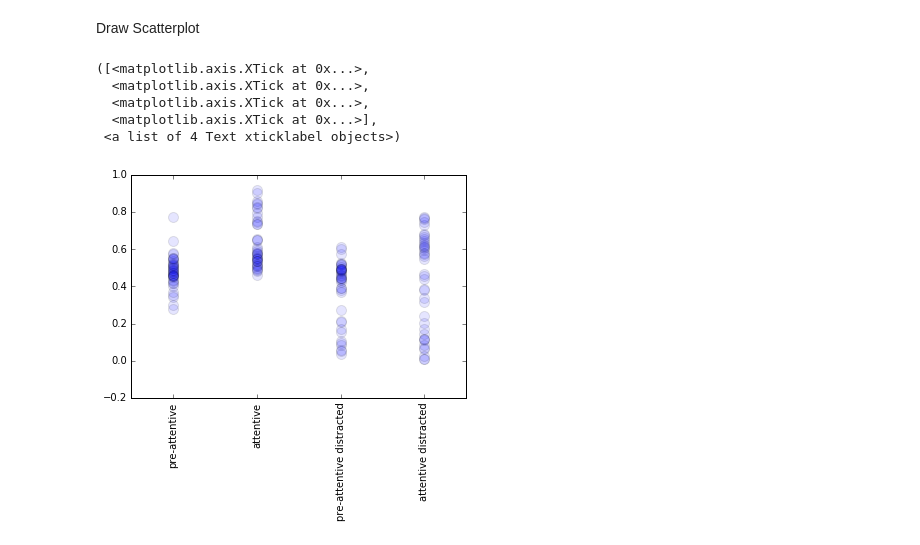
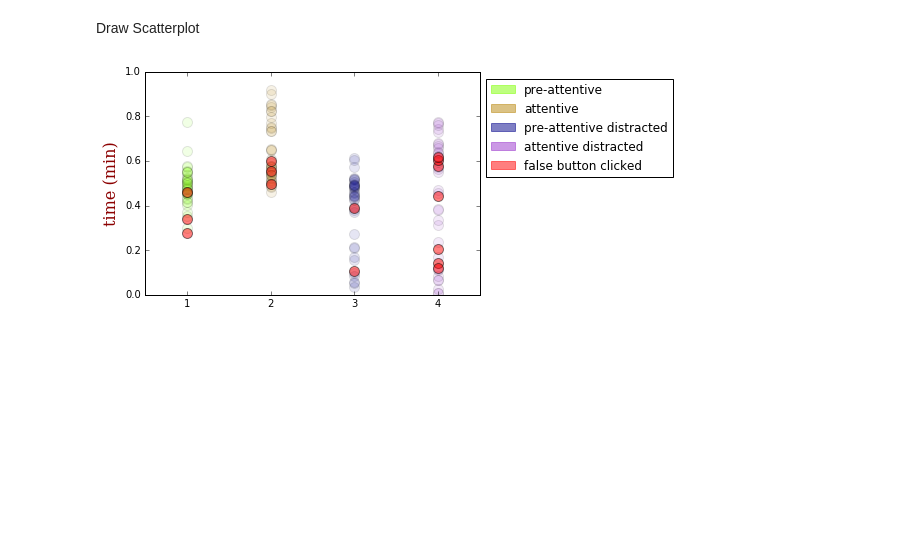
Before and after one commit to MaxSchu/ITT_SS16, a Jupyter notebook: Assignment3/reaction_time_experiment.ipynb, the cells around one changed output. Cells and saved outputs as stored; diff of their text form; code cells hidden in the pictures; blank space fills up the shorter version.

Commit message:
finished scatterplot

```diff
--- a/Assignment3/reaction_time_experiment.ipynb
+++ b/Assignment3/reaction_time_experiment.ipynb
@@ -37,18 +53,34 @@ for d in data:
 # %% [markdown]
 Draw Scatterplot
-# %%
-labels = ["pre-attentive", "attentive", "pre-attentive distracted", "attentive distracted"]
-x_axis = [1,2,3,4]
-
-scatter([1]*len(pre_attentive), pre_attentive, s=100, alpha=0.1)
-scatter([2]*len(attentive), attentive, s=100, alpha=0.1)
-scatter([3]*len(pre_attentive_distr), pre_attentive_distr, s=100, alpha=0.1)
-scatter([4]*len(attentive_distr), attentive_distr, s=100, alpha=0.1)
-xticks(x_axis, labels, rotation="vertical")
-# %% [output]
-([<matplotlib.axis.XTick at 0x...>,
-  <matplotlib.axis.XTick at 0x...>,
-  <matplotlib.axis.XTick at 0x...>,
-  <matplotlib.axis.XTick at 0x...>],
- <a list of 4 Text xticklabel objects>)
-[figure, removed]
+# %%
+labels = ["1", "2", "3", "4"]
+x_axis = [1,2,3,4]
+
+green_patch = m_patches.Patch(color = "#7fff00", label = 'pre-attentive', alpha = 0.5)
+brown_patch = m_patches.Patch(color = "#b8860b", label = 'attentive', alpha = 0.5)
+blue_patch = m_patches.Patch(color = "#00008b", label = 'pre-attentive distracted', alpha = 0.5)
+violett_patch = m_patches.Patch(color = "#9932cc", label = 'attentive distracted', alpha = 0.5)
+red_patch = m_patches.Patch(color = "red", label = "false button clicked", alpha = 0.5)
+legend(handles = [green_patch, brown_patch, blue_patch, violett_patch, red_patch], loc='lower left', bbox_to_anchor=(1, 0.5))
+
+scatter([1]*len(pre_attentive), pre_attentive, s=100, alpha=0.1, c = "#7fff00")
+scatter([1]*len(pre_attentive_false), pre_attentive_false, s=100, alpha=0.5, c = "red")
+scatter([2]*len(attentive), attentive, s=100, alpha=0.1, c= "#b8860b")
+scatter([2]*len(attentive_false), attentive_false, s=100, alpha=0.5, c = "red")
+scatter([3]*len(pre_attentive_distr), pre_attentive_distr, s=100, alpha=0.1, c = "#00008b")
+scatter([3]*len(pre_attentive_distr_false), pre_attentive_distr_false, s=100, alpha=0.5, c = "red")
+scatter([4]*len(attentive_distr), attentive_distr, s=100, alpha=0.1, c="#9932cc")
+scatter([4]*len(attentive_distr_false), attentive_distr_false, s=100, alpha=0.5, c = "red")
+xticks(x_axis, labels)
+
+font = {'family': 'serif',
+        'color':  'darkred',
+        'weight': 'normal',
+        'size': 16,
+        }
+ylabel('time (min)', fontdict=font)
+subplot().set_ylim(0, 1.0)
+
+show()
+# %% [output]
+[figure, added]
```
Also changed, not shown: parts of 3 cells of this notebook.
